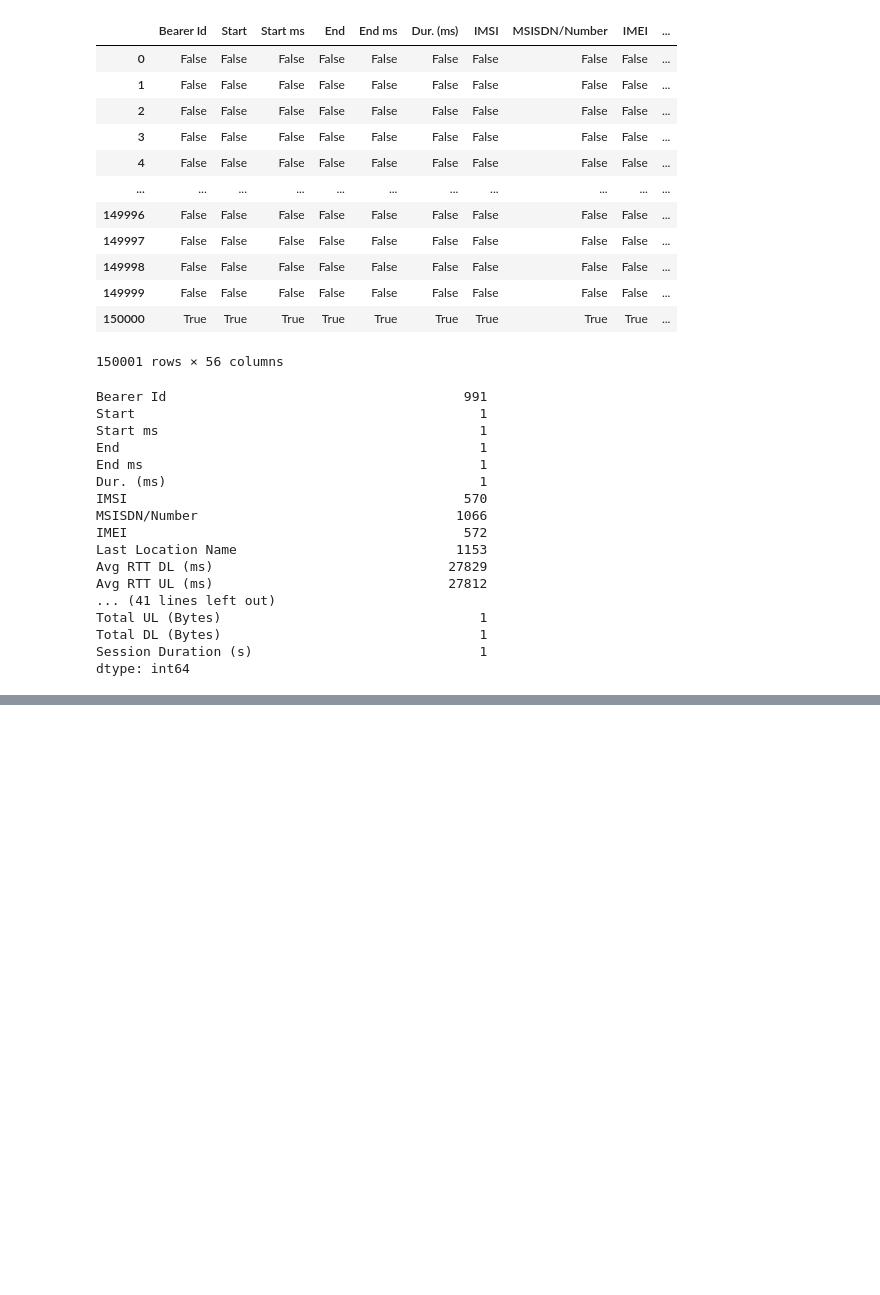
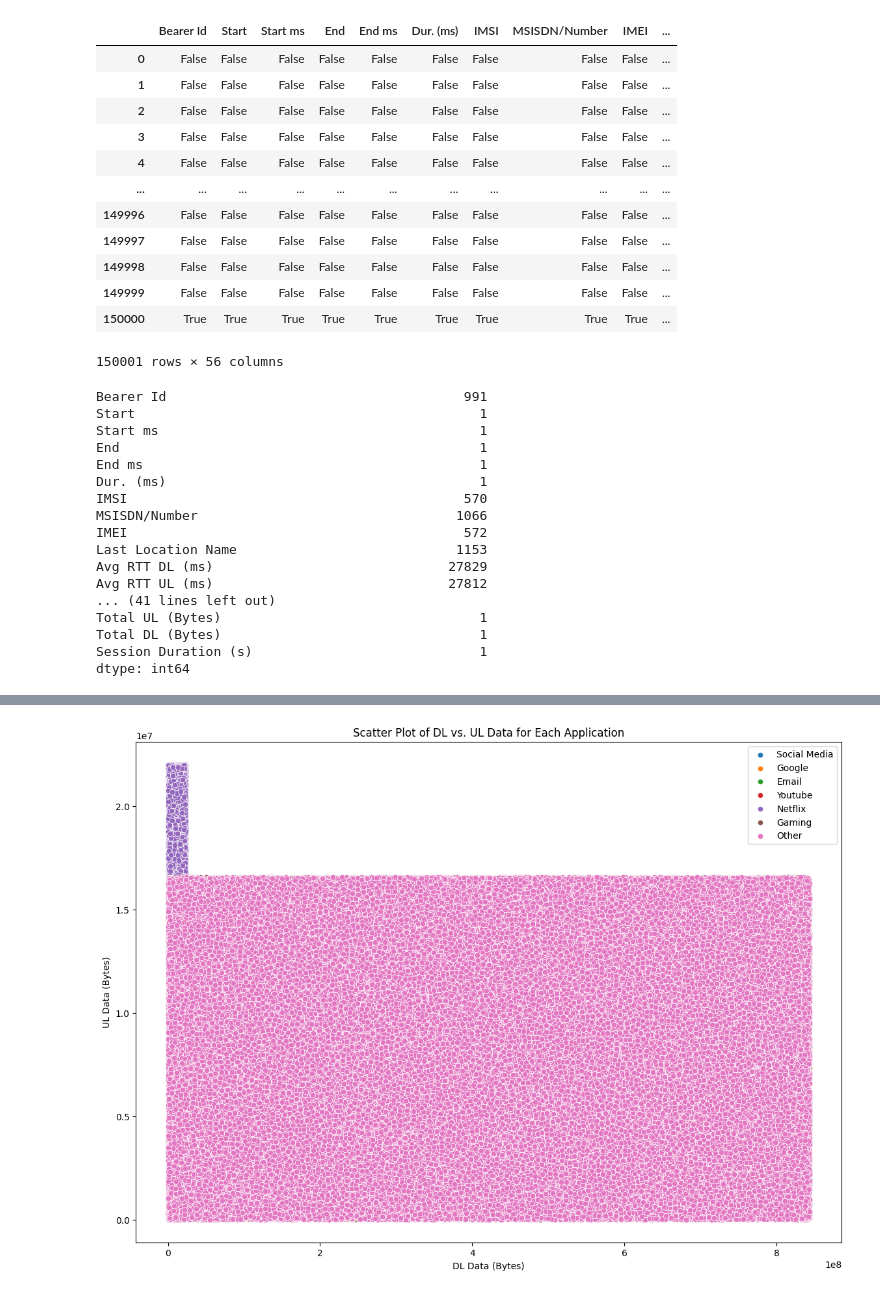
Before and after one commit to merronmuche/telecom_eda, a Jupyter notebook: eda.ipynb, the cells around one changed output, grey strips where cells are left out. Saved outputs shown, nothing was run; the diff lists cells and outputs as text; code cells hidden in the pictures; blank space fills up the shorter version.

```diff
--- a/eda.ipynb
+++ b/eda.ipynb
@@ -60,6 +81,12 @@ Handset_counts.head(5)
 | 3 | Apple iPhone 7 (A1778) | 6326 |
 | 4 | Apple iPhone Se (A1723) | 5187 |
 # %%
+# Aggregate per user the following information in the column
+# number of xDR sessions
+# Session duration
+# the total download (DL) and upload (UL) data
+# the total data volume (in Bytes) during this session for each application
+
 # Convert 'Start' and 'End' columns to datetime format for better handling
 df['Start'] = pd.to_datetime(df['Start'])
 df['End'] = pd.to_datetime(df['End'])
@@ -80,6 +107,11 @@ user_aggregated = df.groupby('MSISDN/Number').agg({
     **{f'{app} UL (Bytes)': 'sum' for app in applications}  # Total upload data for each application
 })
 
+# Concatenate download and upload columns for each application
+for app in applications:
+    user_aggregated[f'{app} (Total Bytes)'] = user_aggregated[f'{app} DL (Bytes)'] + user_aggregated[f'{app} UL (Bytes)']
+    user_aggregated.drop([f'{app} DL (Bytes)', f'{app} UL (Bytes)'], axis=1, inplace=True)
+
 # Rename columns for clarity
 user_aggregated.rename(columns={'Bearer Id': 'Number of xDR sessions'}, inplace=True)
 
@@ -258,0 +294,59 @@ Successfully installed contourpy-1.2.0 cycler-0.12.1 fonttools-4.46.0 kiwisolver
+# %%
+# applications = [
+#     'Social Media DL (Bytes)',
+#     'Google DL (Bytes)',
+#     'Email DL (Bytes)',
+#     'Youtube DL (Bytes)',
+#     'Netflix DL (Bytes)',
+#     'Gaming DL (Bytes)',
+#     'Other DL (Bytes)',
+# ]
+
+# # Calculate total DL+UL data
+# cleaned_data['Total Data (DL+UL)'] = cleaned_data['Total UL (Bytes)'] + cleaned_data['Total DL (Bytes)']
+
+# # Calculate correlation coefficients
+# correlations = df[applications + ['Total Data (DL+UL)']].corr()
+
+# # Display correlation matrix
+# print(f"Correlation Matrix: {correlations}")
+# # print(correlations)
+
+# # Create a heatmap for better visualization
+# plt.figure(figsize=(10, 8))
+# sns.heatmap(correlations, annot=True, cmap='coolwarm', fmt=".2f", linewidths=.5)
+# plt.title("Correlation Matrix Heatmap")
+# plt.show()
+
+# Bivariate Analysis – explore the relationship between each application & the total DL+UL data using appropriate methods and interpret your findings.
+import seaborn as sns
+import matplotlib.pyplot as plt
+
+# Assuming df is your DataFrame
+
+# List of applications
+applications = [
+    'Social Media',
+    'Google',
+    'Email',
+    'Youtube',
+    'Netflix',
+    'Gaming',
+    'Other',
+]
+
+# Calculate total DL+UL data
+cleaned_data['Total Data (DL+UL)'] = cleaned_data['Total UL (Bytes)'] + cleaned_data['Total DL (Bytes)']
+
+# Create scatter plots for each application vs. Total Data (DL+UL)
+plt.figure(figsize=(14, 10))
+for app in applications:
+    sns.scatterplot(x=df[app + ' DL (Bytes)'], y=df[app + ' UL (Bytes)'], label=app)
+
+plt.xlabel('DL Data (Bytes)')
+plt.ylabel('UL Data (Bytes)')
+plt.title('Scatter Plot of DL vs. UL Data for Each Application')
+plt.legend()
+plt.show()
+# %% [output]
+[figure, added]
```
Also changed, not shown: parts of 11 cells of this notebook.
